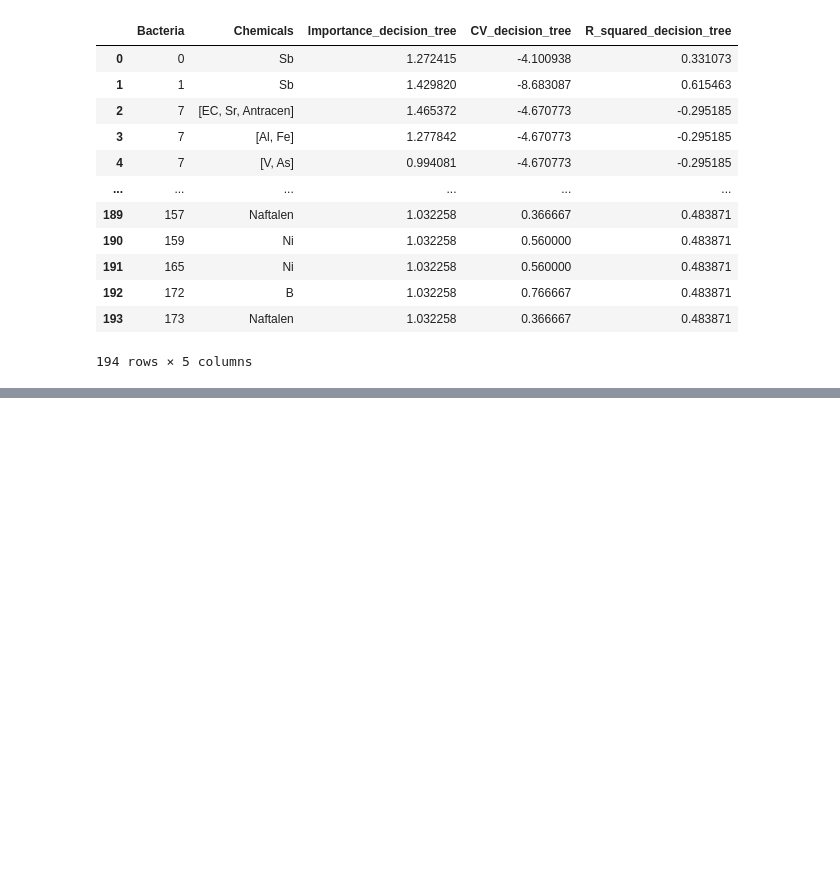
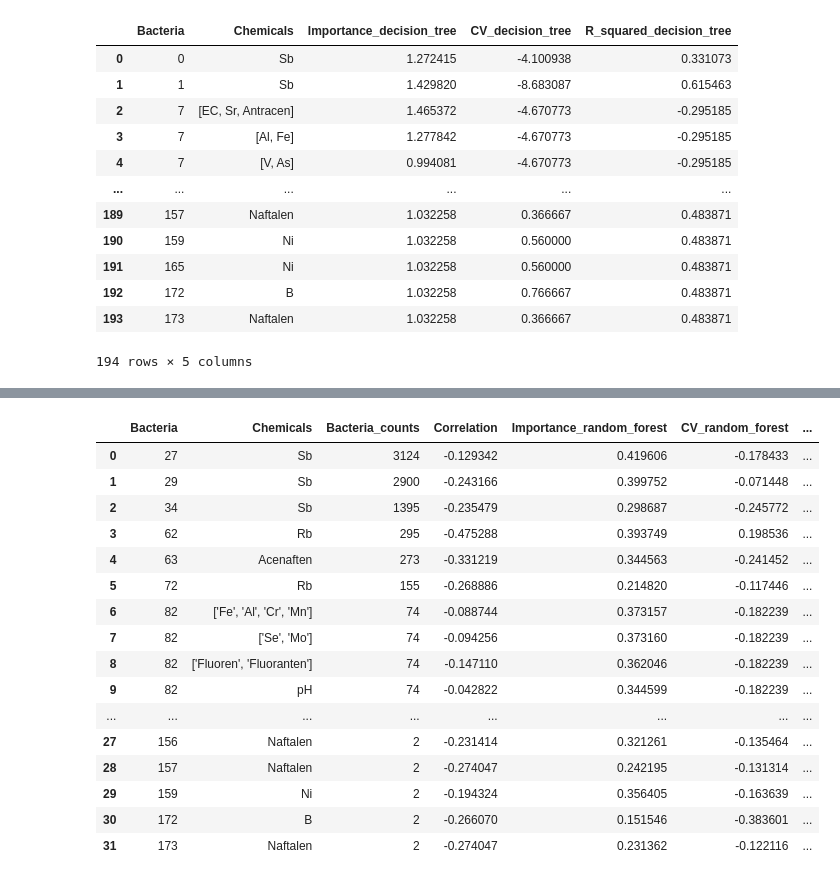
Before and after one commit to melehean/Bioinformatics-Project, a Jupyter notebook: class_analysis.ipynb, the cells around one changed output, grey strips where cells are left out. Cells and saved outputs as stored; diff of their text form; code cells hidden in the pictures; blank space fills up the shorter version.

```diff
--- a/class_analysis.ipynb
+++ b/class_analysis.ipynb
@@ -154,2 +171,29 @@ sorted_rf_feature_importance
 # %%
 sorted_rf_feature_importance.to_csv("./results/sorted_rf_feature_importance_class.csv")
+# %%
+final_results = results_gathering.prepare_final_results(
+    chemical_data,
+    class_data,
+    decition_tree_importance,
+    xgboost_feature_importance,
+    random_forest_feature_importance,
+)
+final_results
+# %% [output]
+|  | Bacteria | Chemicals | Bacteria_counts | Correlation | Importance_random_forest | CV_random_forest | ... |
+| 0 | 27 | Sb | 3124 | -0.129342 | 0.419606 | -0.178433 | ... |
+| 1 | 29 | Sb | 2900 | -0.243166 | 0.399752 | -0.071448 | ... |
+| 2 | 34 | Sb | 1395 | -0.235479 | 0.298687 | -0.245772 | ... |
+| 3 | 62 | Rb | 295 | -0.475288 | 0.393749 | 0.198536 | ... |
+| 4 | 63 | Acenaften | 273 | -0.331219 | 0.344563 | -0.241452 | ... |
+| 5 | 72 | Rb | 155 | -0.268886 | 0.214820 | -0.117446 | ... |
+| 6 | 82 | ['Fe', 'Al', 'Cr', 'Mn'] | 74 | -0.088744 | 0.373157 | -0.182239 | ... |
+| 7 | 82 | ['Se', 'Mo'] | 74 | -0.094256 | 0.373160 | -0.182239 | ... |
+| 8 | 82 | ['Fluoren', 'Fluoranten'] | 74 | -0.147110 | 0.362046 | -0.182239 | ... |
+| 9 | 82 | pH | 74 | -0.042822 | 0.344599 | -0.182239 | ... |
+| ... | ... | ... | ... | ... | ... | ... | ... |
+| 27 | 156 | Naftalen | 2 | -0.231414 | 0.321261 | -0.135464 | ... |
+| 28 | 157 | Naftalen | 2 | -0.274047 | 0.242195 | -0.131314 | ... |
+| 29 | 159 | Ni | 2 | -0.194324 | 0.356405 | -0.163639 | ... |
+| 30 | 172 | B | 2 | -0.266070 | 0.151546 | -0.383601 | ... |
+| 31 | 173 | Naftalen | 2 | -0.274047 | 0.231362 | -0.122116 | ... |
```
Also changed, not shown: parts of 6 cells of this notebook, 4 other files.
